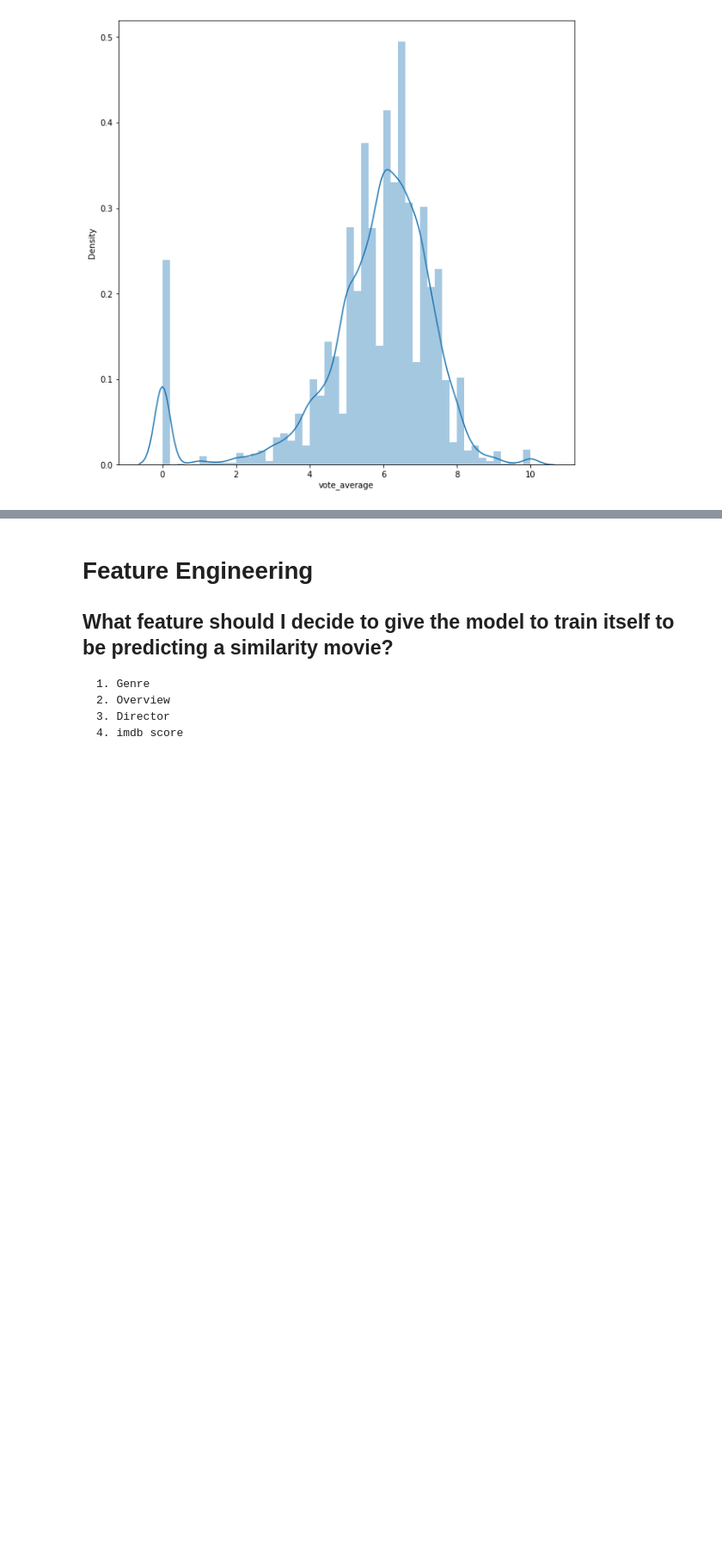
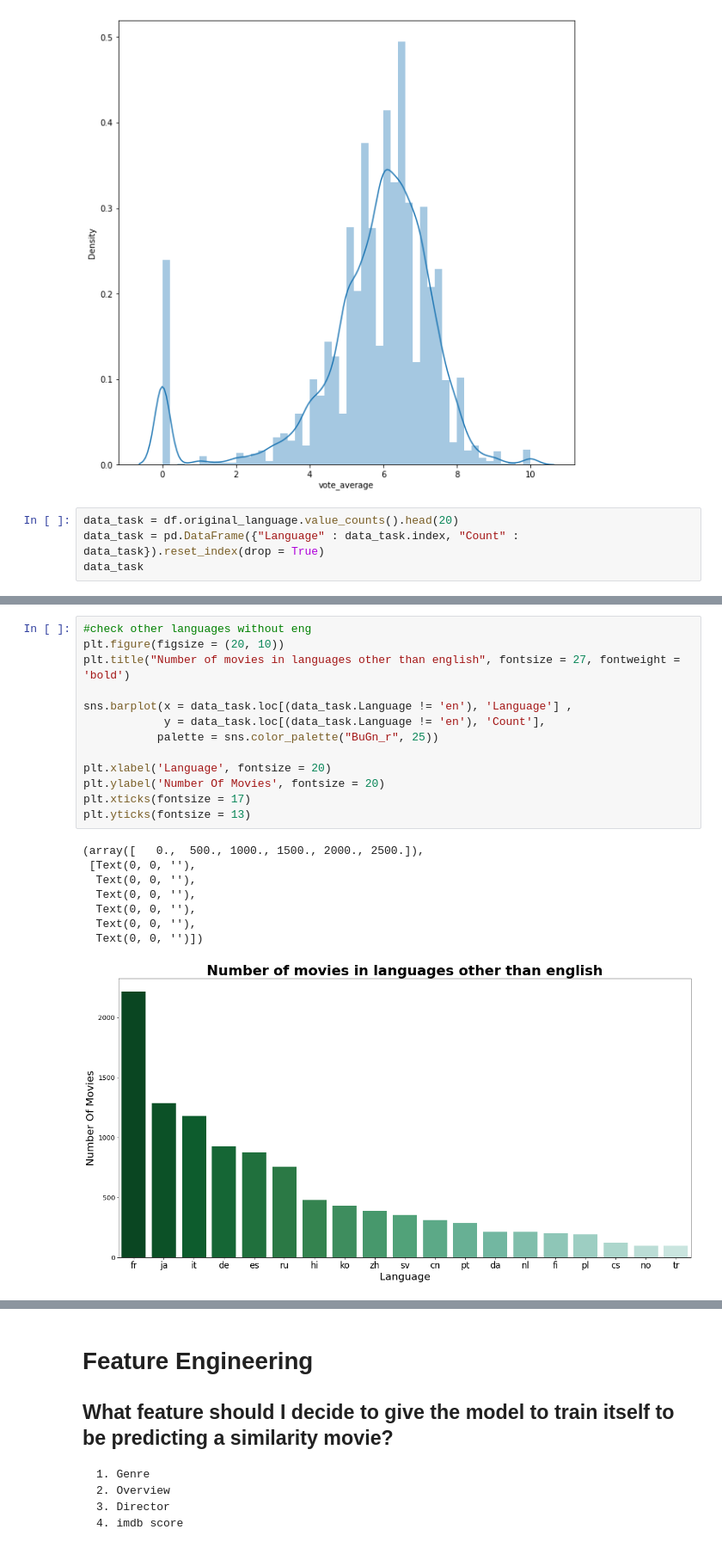
Before and after one commit to salenewOrld/netflix-movies-suggestion, a Jupyter notebook: Final/Untitled3.ipynb, the cells around one changed output, grey strips where cells are left out. Shown at 86% size. Cells and saved outputs as stored; diff of their text form; blank space fills up the shorter version.

```diff
--- a/Final/Untitled3.ipynb
+++ b/Final/Untitled3.ipynb
@@ -465,3 +464,7 @@ sns.distplot(df['vote_average']);
 #check the voting period
 # %% [output]
 [figure]
+# %%
+data_task = df.original_language.value_counts().head(20)
+data_task = pd.DataFrame({"Language" : data_task.index, "Count" : data_task}).reset_index(drop = True)
+data_task
@@ -467,0 +489,22 @@ sns.distplot(df['vote_average']);
+# %%
+#check other languages without eng
+plt.figure(figsize = (20, 10))
+plt.title("Number of movies in languages other than english", fontsize = 27, fontweight = 'bold')
+
+sns.barplot(x = data_task.loc[(data_task.Language != 'en'), 'Language'] ,
+            y = data_task.loc[(data_task.Language != 'en'), 'Count'],
+           palette = sns.color_palette("BuGn_r", 25))
+
+plt.xlabel('Language', fontsize = 20)
+plt.ylabel('Number Of Movies', fontsize = 20)
+plt.xticks(fontsize = 17)
+plt.yticks(fontsize = 13)
+# %% [output]
+(array([   0.,  500., 1000., 1500., 2000., 2500.]),
+ [Text(0, 0, ''),
+  Text(0, 0, ''),
+  Text(0, 0, ''),
+  Text(0, 0, ''),
+  Text(0, 0, ''),
+  Text(0, 0, '')])
+[figure, added]
```
Also changed, not shown: parts of 5 cells of this notebook.
